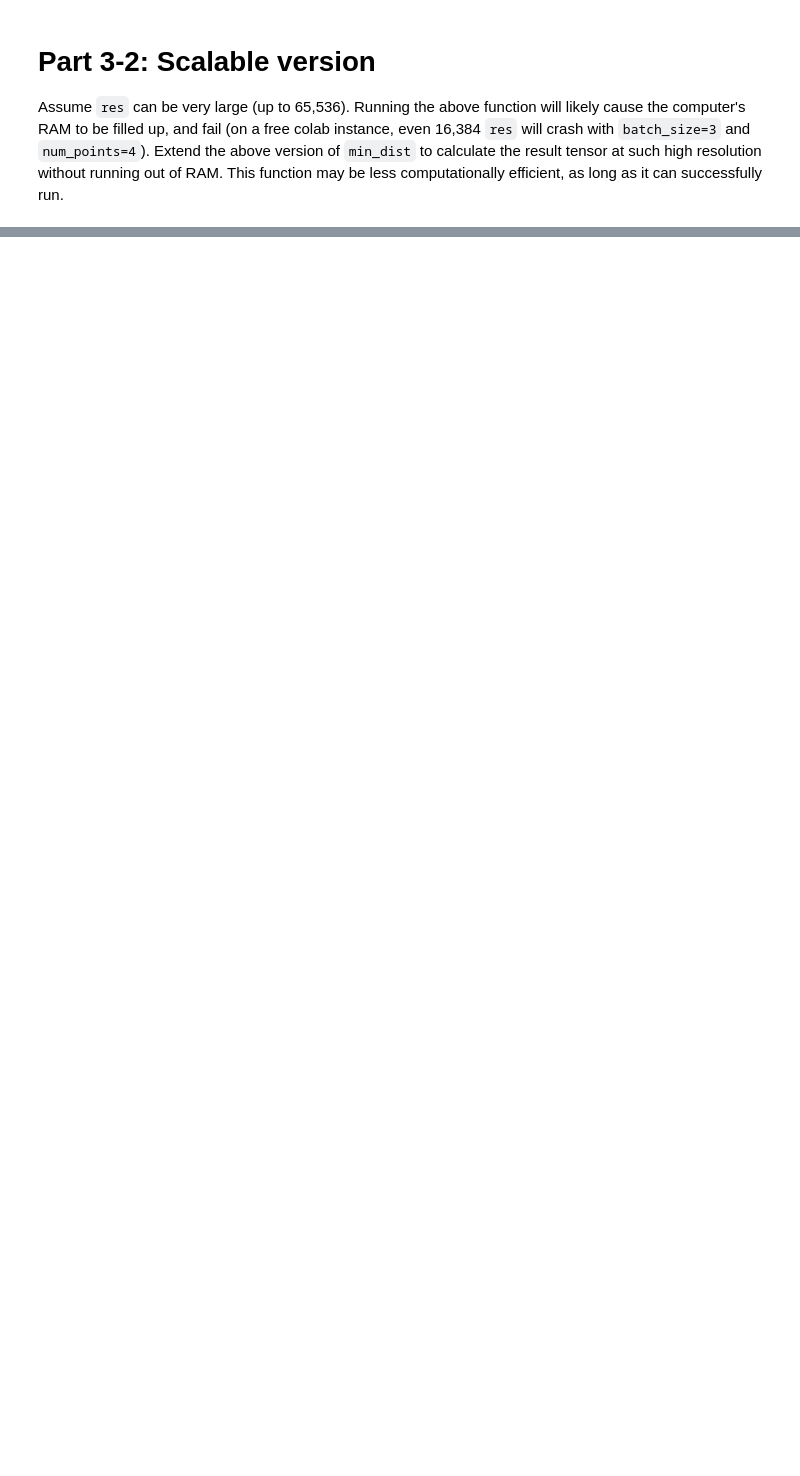
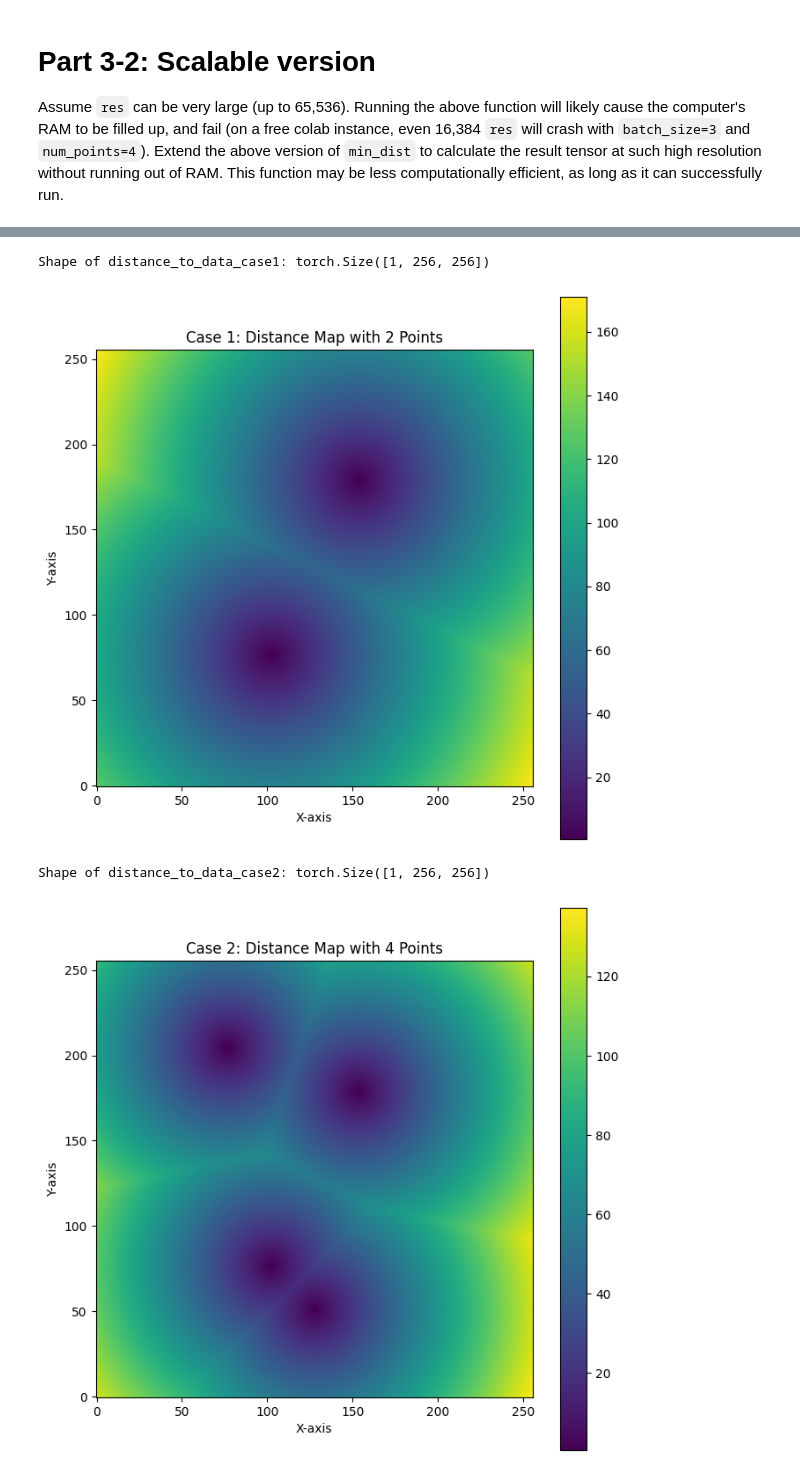
Before and after one commit to jnqeras/ARC, a Jupyter notebook: Copia_de_Homework_Assignment_V4.ipynb, the cells around one changed output, grey strips where cells are left out. Drawn from its saved outputs; the diff is of its cells as text; code cells hidden in the pictures; blank space fills up the shorter version.

Commit message:
min_dist_scalable_batched, funciona, al menos para dimensiones de 500 píxeles

```diff
--- a/Copia_de_Homework_Assignment_V4.ipynb
+++ b/Copia_de_Homework_Assignment_V4.ipynb
@@ -1262,16 +1152,0 @@ def min_dist(points, res, grid_chunk_size=256, point_chunk_size=100):
-# %%
-# Example usage
-batch_size = 3
-num_points = 4
-res = 65536  # Fixme: Adjust resolution to 65536 for actual test
-points = create_points(batch_size, num_points)
-
-# Compute distances
-distance_to_data = min_dist(points, res)  # Using a smaller resolution for demonstration
-
-# Visualize one example from the batch (e.g., the first item)
-plt.figure(figsize=(8, 8))
-plt.imshow(distance_to_data[0].detach().numpy(), cmap='viridis')  # Show the first batch item
-plt.colorbar()
-plt.title("Distance Map for Batch 1")
-plt.show()
@@ -1277,0 +1223,44 @@ plt.show()
+# %%
+import matplotlib.pyplot as plt
+import numpy as np
+
+# fixme: esta función está definida por mí. La diferencia con la versión que traía la consigna es que hace .astype(np.float32), no sé si está bien que la redefina.
+def create_points(batch_size, num_points):
+    coords = np.random.rand(batch_size, num_points, 2).astype(np.float32)
+    return torch.tensor(coords, dtype=torch.float32)
+
+
+# Function to visualize distance maps
+def plot_distance_map(distance_map, title):
+    plt.figure(figsize=(8, 8))
+    plt.imshow(distance_map, origin='lower', cmap='viridis')
+    plt.colorbar()
+    plt.title(title)
+    plt.xlabel('X-axis')
+    plt.ylabel('Y-axis')
+    plt.show()
+
+# Test Case 1: Small resolution
+points_case1 = torch.tensor([[[0.4, 0.3], [0.6, 0.7]]], dtype=torch.float32)  # Shape: [1, 2, 2]
+res1 = 256
+
+distance_to_data_case1 = min_dist_scalable_batched(points_case1, res1, block_size=10)
+
+print(f"Shape of distance_to_data_case1: {distance_to_data_case1.shape}")
+plot_distance_map(distance_to_data_case1[0].cpu().numpy(), 'Case 1: Distance Map with 2 Points')
+
+# Test Case 2: Larger resolution
+points_case2 = torch.tensor([
+    [[0.4, 0.3], [0.6, 0.7], [0.3, 0.8], [0.5, 0.2]]
+], dtype=torch.float32)  # Shape: [1, 4, 2]
+res2 = 256
+
+distance_to_data_case2 = min_dist_scalable_batched(points_case2, res2, block_size=64)
+
+print(f"Shape of distance_to_data_case2: {distance_to_data_case2.shape}")
+plot_distance_map(distance_to_data_case2[0].cpu().numpy(), 'Case 2: Distance Map with 4 Points')
+# %% [output]
+Shape of distance_to_data_case1: torch.Size([1, 256, 256])
+[figure, added]
+Shape of distance_to_data_case2: torch.Size([1, 256, 256])
+[figure, added]
```
Also changed, not shown: parts of 11 cells of this notebook.
